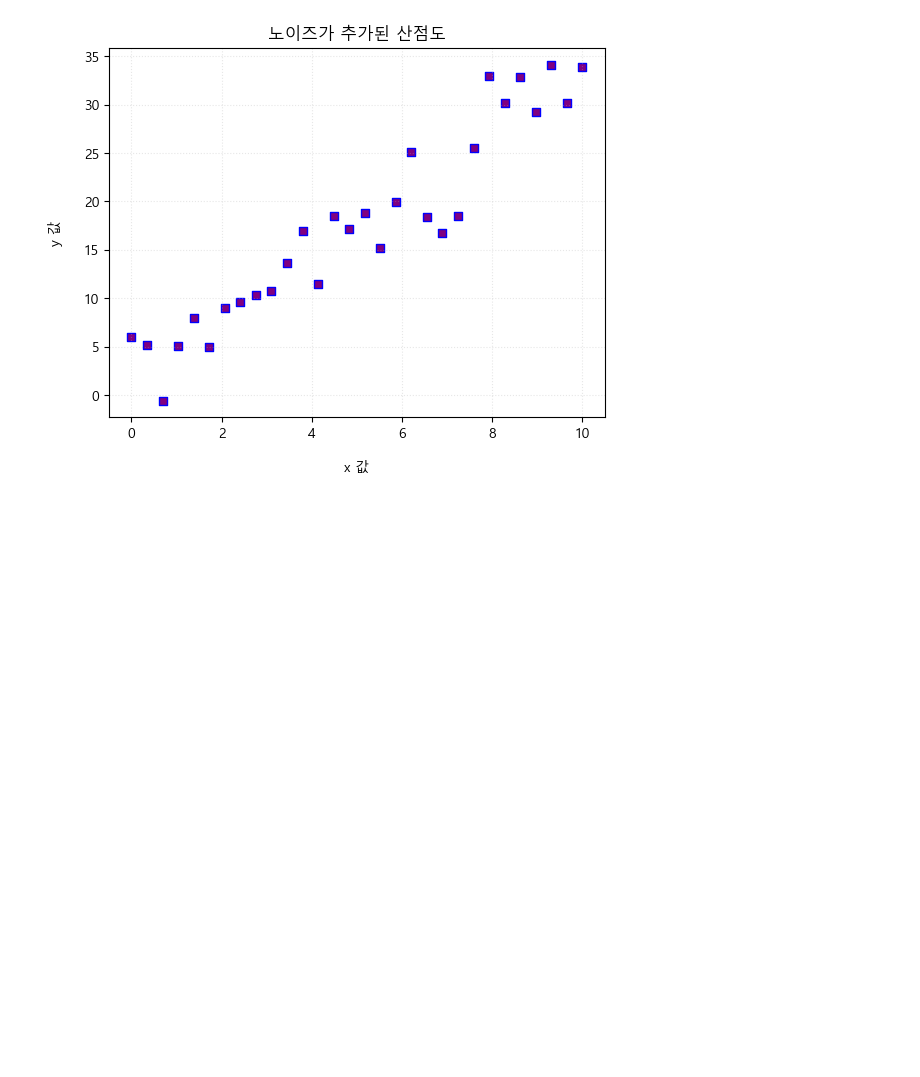
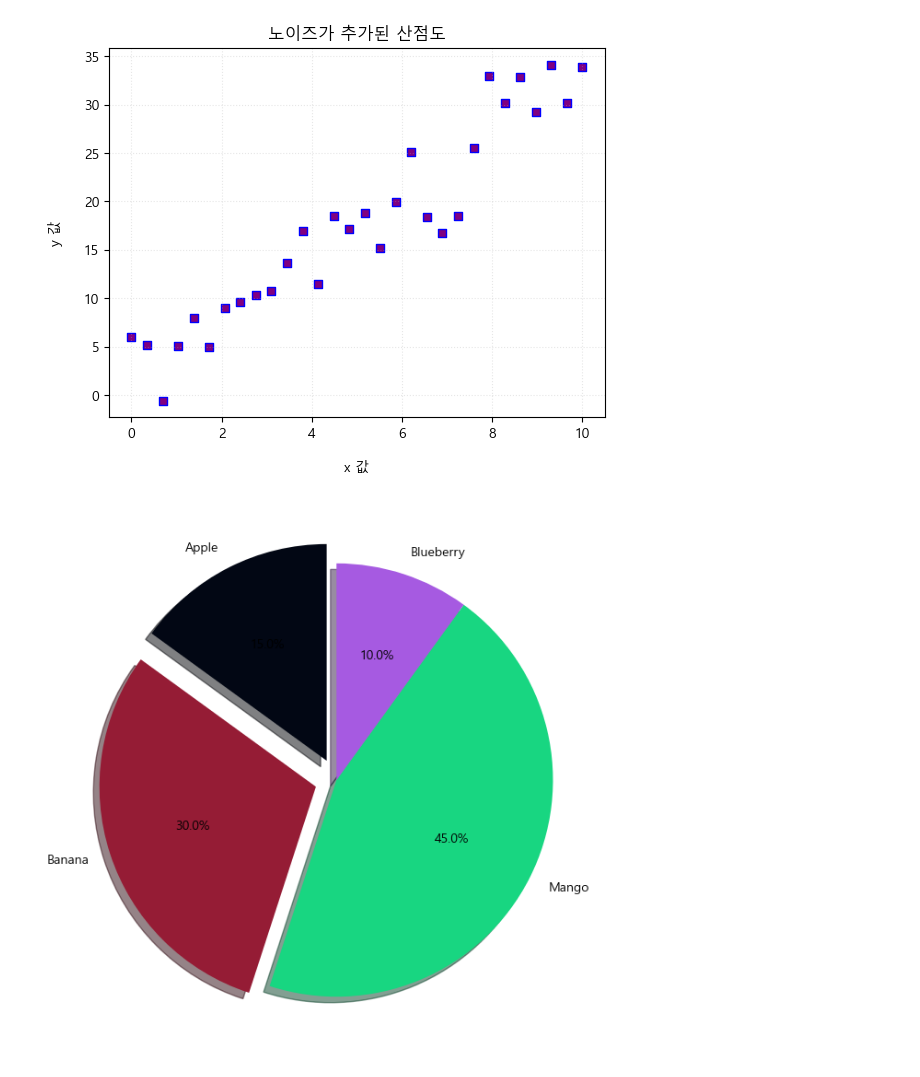
Before and after one commit to kimwjdhyun/KDT_RE_5th_Python, a Jupyter notebook: DataAnalysis/07_matplotlib.ipynb, the cells around one changed output. Saved outputs shown, nothing was run; the diff lists cells and outputs as text; code cells hidden in the pictures; blank space fills up the shorter version.

```diff
--- a/DataAnalysis/07_matplotlib.ipynb
+++ b/DataAnalysis/07_matplotlib.ipynb
@@ -244,3 +244,15 @@ plt.grid(True, linestyle= ':', alpha=0.3)
 plt.show()
 # %% [output]
 [figure]
+# %%
+# 파이 차트 (Pie Chart)그리기
+labels = ["Apple", "Banana", "Mango", "Blueberry"]
+sizes = [15, 30, 45, 10]
+explode = (0.1,0.1,0,0)
+
+plt.figure(figsize=(6, 6))
+plt.pie(sizes, labels=labels,explode= explode, shadow=True, autopct='%1.1f%%', startangle=90,
+        colors=["#020714", "#951C35", "#18D681", "#A65AE1"])
+plt.show()
+# %% [output]
+[figure, added]
```
Also changed, not shown: parts of 3 cells of this notebook.
